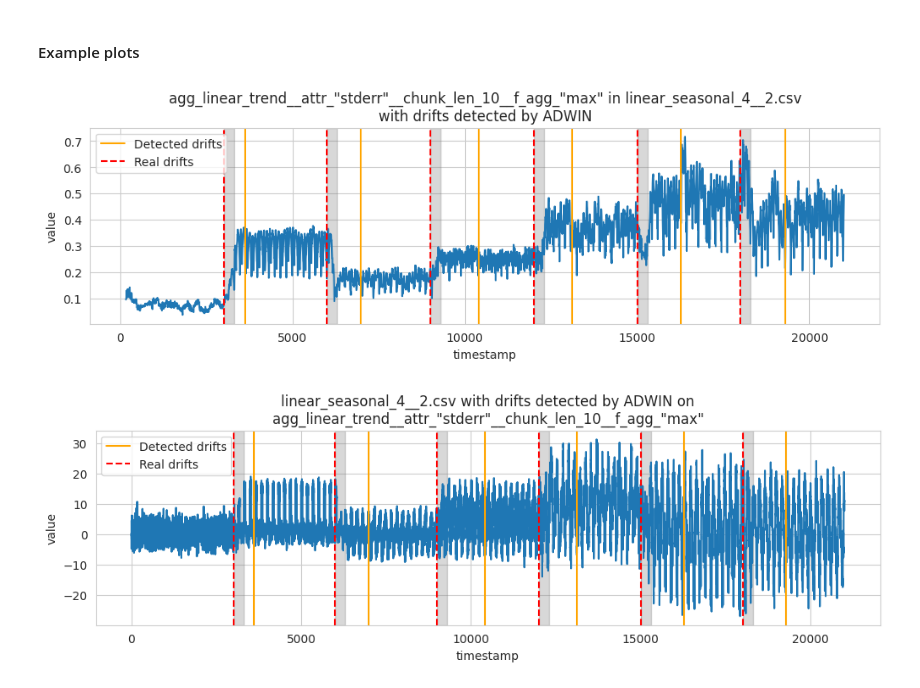
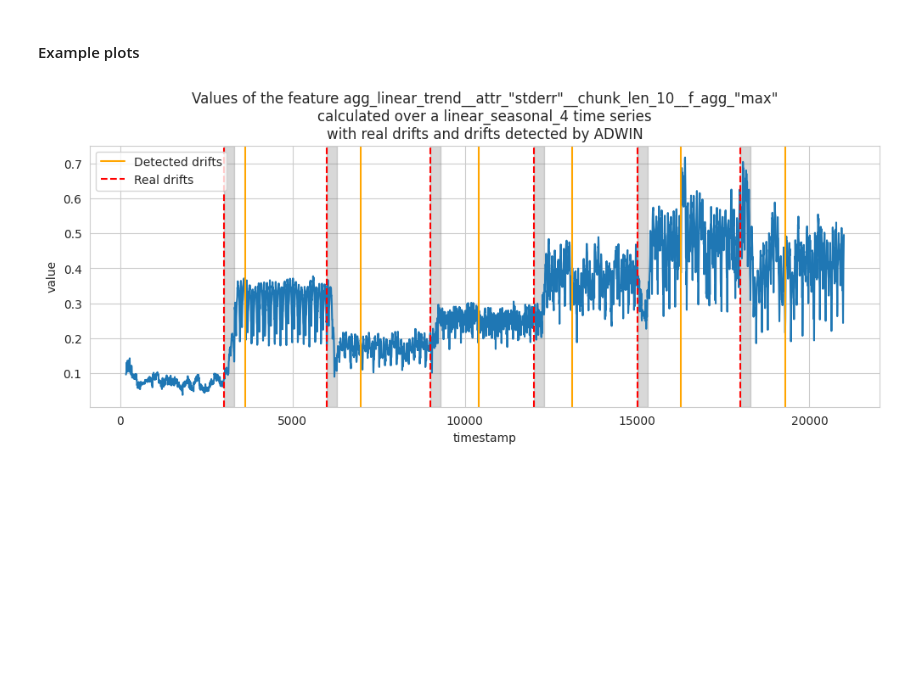
Before and after one commit to adrianstando/adaptive-fedd, a Jupyter notebook: notebooks/01.03-ifs-summary.ipynb, the cells around one changed output. Cells and saved outputs as stored; diff of their text form; code cells hidden in the pictures; blank space fills up the shorter version.

Commit message:
Update plots

```diff
--- a/notebooks/01.03-ifs-summary.ipynb
+++ b/notebooks/01.03-ifs-summary.ipynb
@@ -31,7 +31,7 @@ adwin_result['drifts'] = adwin_result['drifts'].apply(lambda x: ast.literal_eval
 # %% [markdown]
 ### Functions
 # %%
-def metrics(truth, detected, return_counts=False):
+def metrics_calc(truth, detected, return_counts=False):
     if len(detected) == 0:
         return 0, 0
 
@@ -88,7 +88,7 @@ def metrics(truth, detected, return_counts=False):
     else:
         return fdr, tpr
 # %%
-metrics = pd.DataFrame(adwin_result['drifts'].apply(lambda x: metrics(DRIFTS, x)).tolist())
+metrics = pd.DataFrame(adwin_result['drifts'].apply(lambda x: metrics_calc(DRIFTS, x)).tolist())
 metrics.columns = ['fdr', 'tpr']
 # %%
 adwin_result['fdr'] = metrics['fdr'].tolist()
@@ -128,34 +128,34 @@ counts.to_csv('../data/interim/2024_04_11_artificial_data/feature_metadata.csv')
 # %%
 file = 'linear_seasonal_4__2.csv'
 feature_selected = 'agg_linear_trend__attr_"stderr"__chunk_len_10__f_agg_"max"'
 detected = adwin_result[(adwin_result.ts == file) & (adwin_result.feature == feature_selected)]['drifts'].iloc[0]
 features = pd.read_csv(f'../data/interim/2024_04_11_artificial_data/features/{file}', index_col=0)
 features = features.loc[:, [f'value__{feature_selected}']]
 features = features.reset_index()
 features.columns = ['timestamp', 'value']
 
-plt.figure(figsize=(12, 3))
+plt.figure(figsize=(12, 4))
 sns.lineplot(data=features, x='timestamp', y='value')
 for d in detected:
     plt.axvline(x=d, c='orange', label='Detected drifts')
 for d in DRIFTS:
     plt.axvline(x=d, c='red', linestyle='--', label='Real drifts')
     plt.axvspan(d, d + SWITCH_LENGTH, color='grey', alpha=0.3)
-plt.title(f"{feature_selected} in {file}\nwith drifts detected by ADWIN")
+#plt.title(f"{feature_selected} in {file}\nwith drifts detected by ADWIN")
+plt.title(f'Values of the feature {feature_selected}\ncalculated over a {file.split('__')[0]} time series\nwith real drifts and drifts detected by ADWIN')
 legend_without_duplicate_labels(plt.gca())
 plt.show()
 
-original = pd.read_csv(f'../data/raw/2024_04_11_artificial_data/{file}', index_col=0)
-plt.figure(figsize=(12, 3))
-sns.lineplot(data=original, x='timestamp', y='value')
-for d in detected:
-    plt.axvline(x=d, c='orange', label='Detected drifts')
-for d in DRIFTS:
-    plt.axvline(x=d, c='red', linestyle='--', label='Real drifts')
-    plt.axvspan(d, d + SWITCH_LENGTH, color='grey', alpha=0.3)
-plt.title(f"{file} with drifts detected by ADWIN on\n{feature_selected}")
-legend_without_duplicate_labels(plt.gca())
-plt.show()
+# original = pd.read_csv(f'../data/raw/2024_04_11_artificial_data/{file}', index_col=0)
+# plt.figure(figsize=(12, 3))
+# sns.lineplot(data=original, x='timestamp', y='value')
+# for d in detected:
+#     plt.axvline(x=d, c='orange', label='Detected drifts')
+# for d in DRIFTS:
+#     plt.axvline(x=d, c='red', linestyle='--', label='Real drifts')
+#     plt.axvspan(d, d + SWITCH_LENGTH, color='grey', alpha=0.3)
+# plt.title(f"{file} with drifts detected by ADWIN on\n{feature_selected}")
+# legend_without_duplicate_labels(plt.gca())
+# plt.show()
 # %% [output]
-[figure, old version]
+[figure, new version]
-[figure, removed]
```
Also changed, not shown: parts of 1 cell of this notebook.
